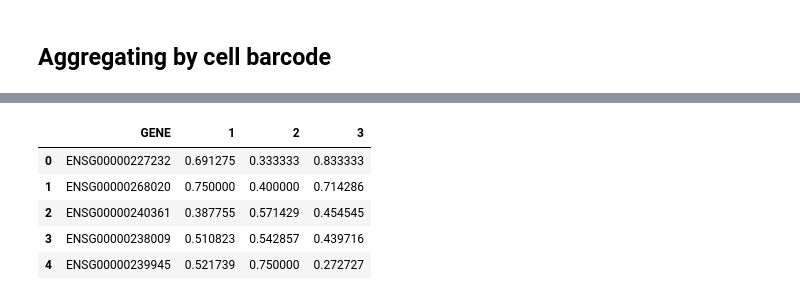
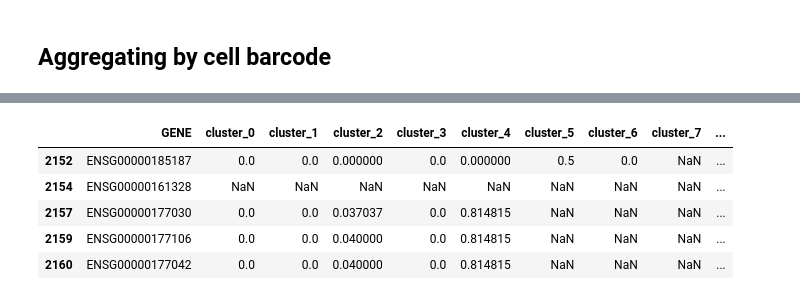
Before and after one commit to ivanov-v-v/cnv-inference, a Jupyter notebook: notebooks/vcf_to_ase.ipynb, the cells around one changed output, grey strips where cells are left out. Saved outputs shown, nothing was run; the diff lists cells and outputs as text; code cells hidden in the pictures.

```diff
--- a/notebooks/vcf_to_ase.ipynb
+++ b/notebooks/vcf_to_ase.ipynb
@@ -751,0 +779,4 @@ n_clusters
+# %%
+cluster_label_list = clustering_df.seurat_clusters.unique()#cl_hierarchical.unique()
+cluster_label_list.sort()
+cluster_label_list
@@ -752,7 +785,6 @@ n_clusters
 # %%
-n_genes = gene_counts_df.shape[0]
-for i in range(1, n_clusters + 1):
-    cell_gene_counts[f"cluster_{i}_ad"] = np.zeros(n_genes)
-    cell_gene_counts[f"cluster_{i}_dp"] = np.zeros(n_genes)
+for label in cluster_label_list:
+    cell_gene_counts[f"cluster_{label}_ad"] = np.zeros(n_genes)
+    cell_gene_counts[f"cluster_{label}_dp"] = np.zeros(n_genes)
 cell_gene_counts.head()
 # %% [output]
@@ -765,3 +797,0 @@ cell_gene_counts.head()
-# %%
-cluster_label_list = clustering_df.cl_hierarchical.unique()
-cluster_label_list
@@ -770,6 +798,7 @@ array([1, 2, 3])
 # %%
 for cluster_label in tqdm_notebook(cluster_label_list, desc="cluster"):
-    barcode_group = clustering_df.query(f"cl_hierarchical == {cluster_label}").barcode
+    barcode_group = clustering_df.query(f"seurat_clusters == {cluster_label}").barcode
+    print("{} barcodes in cluster {}".format(len(barcode_group), cluster_label))
     for barcode in tqdm_notebook(barcode_group, desc="barcodes in cluster"):
         prefix = f"cluster_{cluster_label}"
         cell_gene_counts[prefix + "_dp"] += gene_counts_df[f"{barcode}_dp"]
@@ -793,17 +830,17 @@ cell_gene_counts.to_pickle("cell_gene_counts.pkl")
 # %%
-ase_df = pd.DataFrame(columns=[i+1 for i in range(n_clusters)])
+ase_df = pd.DataFrame(columns=[f"cluster_{label}" for label in cluster_label_list])
 ase_df.insert(0, "GENE", cell_gene_counts["GENE"])
-for i in range(n_clusters):
-       ase_df[i+1] = (cell_gene_counts[f"cluster_{i+1}_ad"]
-                    / cell_gene_counts[f"cluster_{i+1}_dp"])
+for label in cluster_label_list:
+       ase_df[f"cluster_{label}"] = (cell_gene_counts[f"cluster_{label}_ad"]
+                                     / cell_gene_counts[f"cluster_{label}_dp"])
 ase_df.head()
 # %% [output]
-|  | GENE | 1 | 2 | 3 |
-| 0 | ENSG00000227232 | 0.691275 | 0.333333 | 0.833333 |
-| 1 | ENSG00000268020 | 0.750000 | 0.400000 | 0.714286 |
-| 2 | ENSG00000240361 | 0.387755 | 0.571429 | 0.454545 |
-| 3 | ENSG00000238009 | 0.510823 | 0.542857 | 0.439716 |
-| 4 | ENSG00000239945 | 0.521739 | 0.750000 | 0.272727 |
+|  | GENE | cluster_0 | cluster_1 | cluster_2 | cluster_3 | cluster_4 | cluster_5 | cluster_6 | cluster_7 | ... |
+| 2152 | ENSG00000185187 | 0.0 | 0.0 | 0.000000 | 0.0 | 0.000000 | 0.5 | 0.0 | NaN | ... |
+| 2154 | ENSG00000161328 | NaN | NaN | NaN | NaN | NaN | NaN | NaN | NaN | ... |
+| 2157 | ENSG00000177030 | 0.0 | 0.0 | 0.037037 | 0.0 | 0.814815 | NaN | NaN | NaN | ... |
+| 2159 | ENSG00000177106 | 0.0 | 0.0 | 0.040000 | 0.0 | 0.814815 | NaN | NaN | NaN | ... |
+| 2160 | ENSG00000177042 | 0.0 | 0.0 | 0.040000 | 0.0 | 0.814815 | NaN | NaN | NaN | ... |
 # %%
 ase_df.info()
 # %% [output]
```
Also changed, not shown: parts of 132 cells of this notebook.
